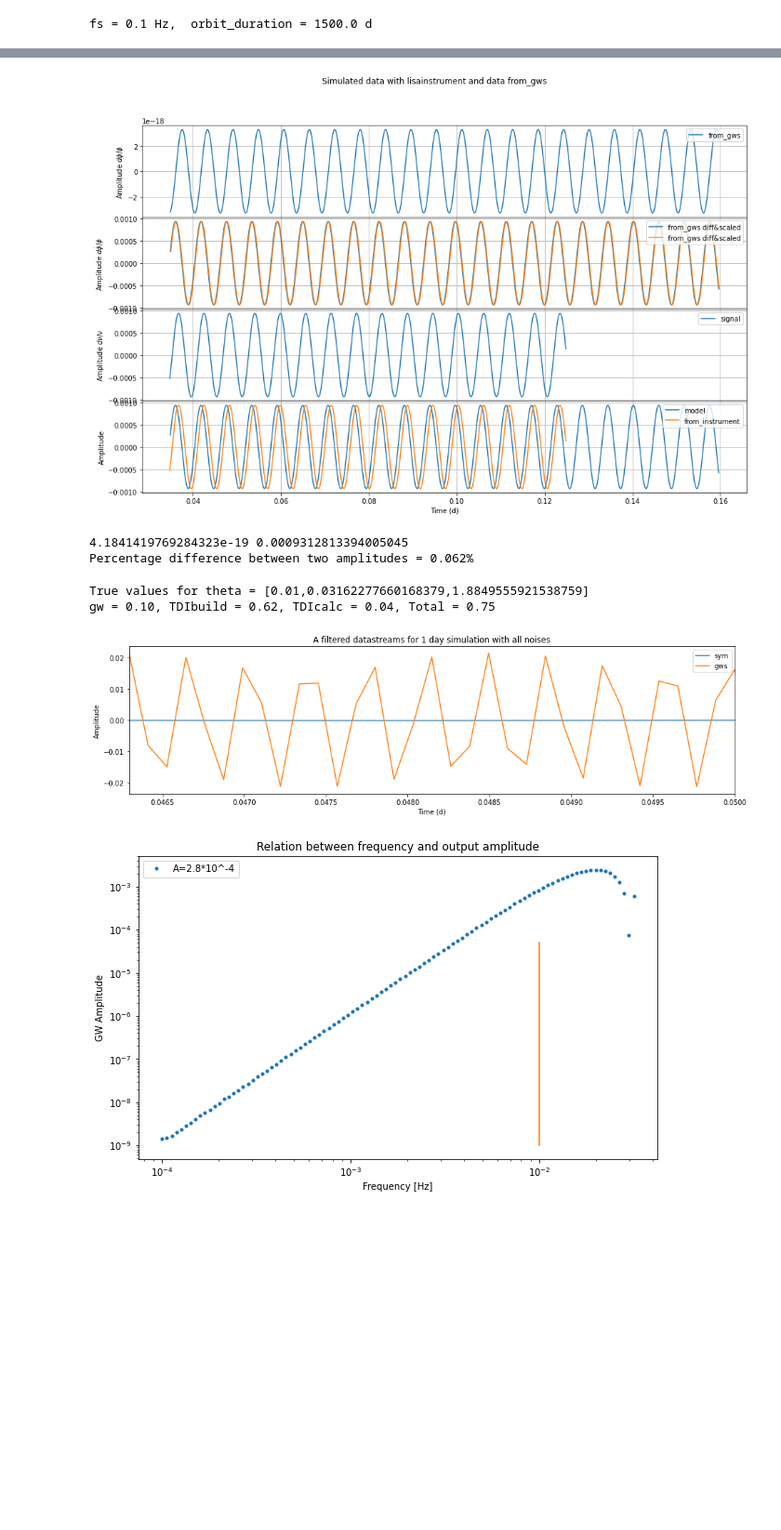
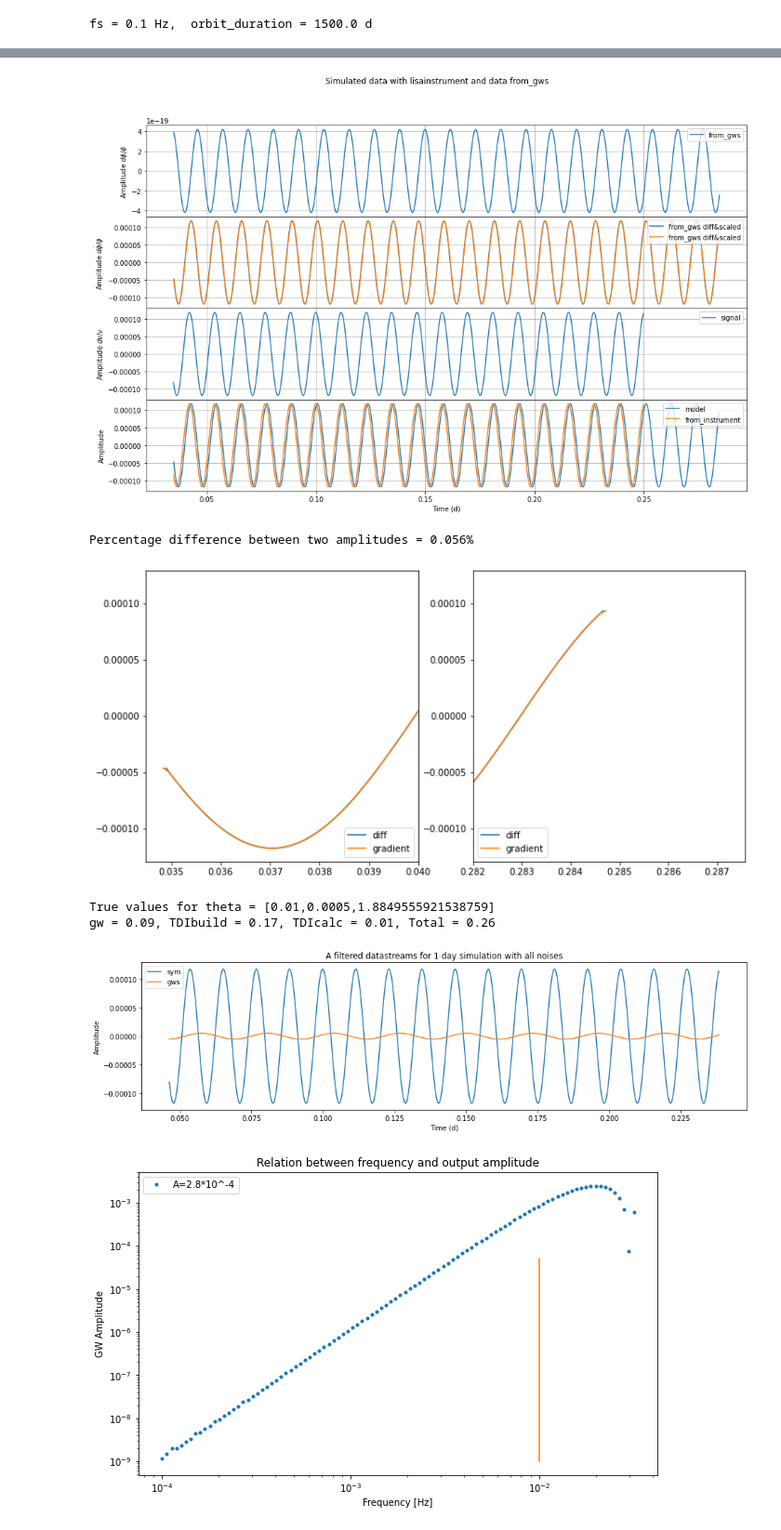
Before and after one commit to BartOuwehand/MP1_LISA, a Jupyter notebook: Untitled.ipynb, the cells around one changed output, grey strips where cells are left out. Shown at 93% size. Cells and saved outputs as stored; diff of their text form; code cells hidden in the pictures; blank space fills up the shorter version.

Commit message:
Played around with np.gradient instead of np.diff but has incorrect edges

```diff
--- a/Untitled.ipynb
+++ b/Untitled.ipynb
@@ -26,7 +26,7 @@ gw_path = 'test.h5'
 # Setup simluation parameters
 fs = .1 # Hz
 day = 86400 # s
-duration = day/8 # X days
+duration = day/4 # X days
 size = duration*fs
 discard = 300
 
@@ -41,7 +41,7 @@ with h5py.File(orbit_path) as orbits:
 
 # True values of inserted parameters
 Amp_true = 1e-16
-f_true = 2e-3
+f_true = 1e-3
 phi0_true = 0
 # %% [output]
 fs = 0.1 Hz,  orbit_duration = 1500.0 d
@@ -187,52 +191,71 @@ gw = 0.12, TDIbuild = 0.12, TDIcalc = 0.00, Total = 0.25
 # Laser wl = 1064nm https://www.worldscientific.com/doi/abs/10.1142/S0218271818450025
 # dnu/nu = d(phi_dot)/nu = d(phi_dot)*wl/c and maybe times (2pi)^x where x is some value
 # Order of 10^16
-def dphi_to_dnu(time,data,f_gw = f_true):
+def dphi_to_dnu(data,dt=1/fs, f_gw = f_true):
     laser_freq = 2.816E14 #Hz, gotten from lisainstrument code
-    dt = 1/fs
     # dt = np.mean((time[1:]-time[:-1]))
     return np.diff(data) * ((laser_freq) / (2*np.pi*f_gw*dt))
 
+
 tmpx = mdata[0]#[cutoff:-cutoff]
 tmpy = mdata[1]#[cutoff:-cutoff]
-ntmpy = dphi_to_dnu(tmpx,tmpy,f_true)
+ntmpy = dphi_to_dnu(tmpy)
 
-fig, axs = plt.subplots(4, sharex=True, gridspec_kw={'hspace': 0})
+
+fig, axs = plt.subplots(4, sharex=True, gridspec_kw={'hspace': 0},figsize=(16,10))
 fig.set_figheight(10)
 fig.set_figwidth(16)
 fig.suptitle("Simulated data with lisainstrument and data from_gws")
 axs[0].plot(tmpx/day,tmpy,label='from_gws')
 axs[0].set_ylabel('Amplitude $d\phi/\phi$')
 axs[0].legend(loc=1)
 axs[0].grid()
-axs[1].plot((tmpx[:-1]/day),ntmpy,label='from_gws diff&scaled')
+axs[1].plot(tmpx[:-1]/day,ntmpy,label='from_gws diff&scaled')
 axs[1].plot((tmpx[1:]/day),ntmpy,label='from_gws diff&scaled')
 axs[1].set_ylabel('Amplitude $d\dot{\phi}/\phi$')
 axs[1].legend(loc=1)
 axs[1].grid()
 axs[2].plot(sdata[0]/day,sdata[1],label='signal')
 axs[2].set_ylabel('Amplitude $d\\nu/\\nu$')
 axs[2].legend(loc=1)
 axs[2].grid()
 axs[3].plot((tmpx[:-1]/day),ntmpy,label='model')
 axs[3].plot(sdata[0]/day,sdata[1],label='from_instrument')
 axs[3].set_ylabel('Amplitude')
 axs[3].set_xlabel('Time (d)')
 axs[3].legend(loc=1)
 axs[3].grid()
 plt.show()
 
-print (np.max(tmpydot),np.max(fsdata[1]))
 pc = (np.max(sdata[1])-np.max(ntmpy))/np.max(ntmpy)*100
 print ("Percentage difference between two amplitudes = {:.3f}%".format(pc))
+
+
+def dphi_to_dnu_gradient(data,dt=1/fs, f_gw = f_true):
+    laser_freq = 2.816E14 #Hz, gotten from lisainstrument code
+    # dt = np.mean((time[1:]-time[:-1]))
+    return np.gradient(data) * ((laser_freq) / (2*np.pi*f_gw*dt))
+
+fig,axs = plt.subplots(1,2, figsize=(12,6))
+axs[0].plot(((tmpx[1:]+tmpx[:-1])/(2*day)),ntmpy,label='diff')
+axs[0].plot(tmpx/day,dphi_to_dnu_gradient(tmpy),label='gradient')
+axs[0].set_xlim(0.99*np.min(tmpx)/day,0.04)
+# axs[0].set_ylim([-6e-5,-3e-6])
+axs[0].legend(loc=4)
+axs[1].plot(((tmpx[1:]+tmpx[:-1])/(2*day)),ntmpy,label='diff')
+axs[1].plot(tmpx/day,dphi_to_dnu_gradient(tmpy),label='gradient')
+axs[1].set_xlim(0.282,1.01*np.max(tmpx)/day)
+# axs[1].set_ylim([0,1e-3])
+axs[1].legend(loc=3)
+plt.show()
 # %% [output]
-[figure, old version]
+[figure, new version]
-4.1841419769284323e-19 0.0009312813394005045
-Percentage difference between two amplitudes = 0.062%
+Percentage difference between two amplitudes = 0.056%
+[figure, added]
 # %%
 # GalBin = GalacticBinary(A=1, f=1e-3, orbits=orbit_path ,t0=orbits_t0+10, gw_beta=0, gw_lambda=0,dt=1/fs,size=size+300)
 a = 0.01 #2.8e-4
-f = 10**(-1.5) # Hz
+f = 5e-4 # Hz
 p = np.pi*.6 #rad
 
 print ("True values for theta = [{},{},{}]".format(a,f,p))
@@ -257,8 +280,8 @@ t = GalBin.t[discard:]
 mdata = np.array([t,A])
 !rm test2.h5
 # %% [output]
-True values for theta = [0.01,0.03162277660168379,1.8849555921538759]
-gw = 0.10, TDIbuild = 0.62, TDIcalc = 0.04, Total = 0.75
+True values for theta = [0.01,0.0005,1.8849555921538759]
+gw = 0.09, TDIbuild = 0.17, TDIcalc = 0.01, Total = 0.26
 # %%
 plt.figure(figsize=(16,4))
 plt.plot(fsdata[0]/day,fsdata[1],label='sym')
@@ -266,11 +289,11 @@ plt.plot((mdata[0]/day)[cutoff-1:-(cutoff+discard)],mdata[1][cutoff-1:-(cutoff+d
 plt.title('A filtered datastreams for 1 day simulation with all noises')
 plt.xlabel('Time (d)')
 plt.ylabel('Amplitude')
-plt.xlim(xmin=np.min(fsdata[0]/day),xmax=0.05)
+# plt.xlim(xmin=np.min(fsdata[0]/day),xmax=0.05)
 plt.legend()
 plt.show()
 # %% [output]
-[figure, old version]
+[figure, new version]
 # %%
 amp = []
 freq_range = np.logspace(-4,-1.5,100)
```
Also changed, not shown: parts of 5 cells of this notebook, 2 other files.
